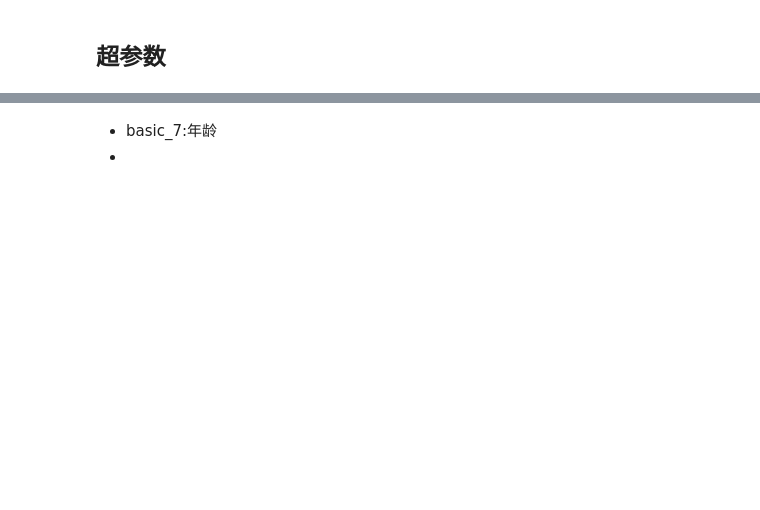
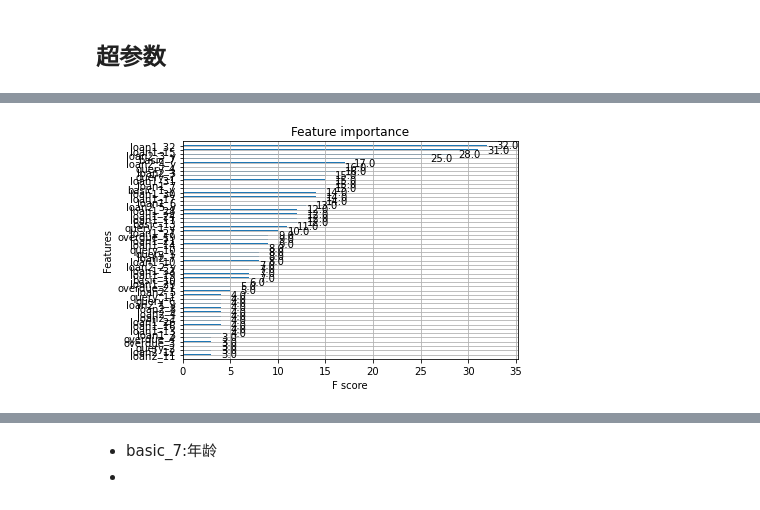
Before and after one commit to tassadar667/Take-down-SHUMO, a Jupyter notebook: 数据处理.ipynb, the cells around one changed output, grey strips where cells are left out. Saved outputs shown, nothing was run; the diff lists cells and outputs as text; code cells hidden in the pictures; blank space fills up the shorter version.

```diff
--- a/数据处理.ipynb
+++ b/数据处理.ipynb
@@ -29,3 +25,0 @@ test_data['is_judicial'] = [0 if pd.isna(
-# %%
-train_data['nan_num'] = (train_data == 0).astype(int).sum(axis=1)
-test_data['nan_num'] = (test_data == 0).astype(int).sum(axis=1)
@@ -133,3 +35,0 @@ df_test = delnan(test_data)
-# %%
-df_train.replace(-99, -1, inplace=True)
-df_test.replace(-99, -1, inplace=True)
@@ -294,0 +131,10 @@ x_col = basic_col+['is_judicial']+loan_col+['date_3_count']+query_col
+# %%
+""" from sklearn import model_selection
+
+
+X = df_train[x_col]
+Y = df_train["label"]
+seed = 666
+test_size = 0.1
+X_train, X_test, y_train, y_test = model_selection.train_test_split(
+    X, Y, test_size=test_size, random_state=seed) """
@@ -297,18 +147,17 @@ x_col = basic_col+['is_judicial']+loan_col+['date_3_count']+query_col
 # %%
 N = 1000
 num_round = 100
-local_test_size = 3000
+local_test_size=3000
 
-max_depth = [3, 4, 5, 6, 7, 8]
-eta = [0.1, 0.06]
-colsample_bytree = [0.8, 0.7, 0.6]
-scale_pos_weight = [1, 3, 6, 10, 20, 30]
-test_size = [0.3, 0.2, 0.4, 0.5, 0.6, 0.7]
-subsample = [0.8, 0.7, 0.6, 0.5, 0.4]
-par_lambda = [1, 1.5, 2, 3]
-alpha = [0, 0.2, 0.4, 0.6, 0.8]
-min_child_weight = [1, 2, 3, 4, 5]
-gamma = [0,0.1,0.2,0.3,0.4,0.5]
+max_depth = [3, 4, 5,6,7,8]
+eta = [0.1,0.06]
+colsample_bytree = [0.8,0.7, 0.6,0.5]
+scale_pos_weight = [1, 3, 6, 10,20, 30]
+test_size=[0.3,0.5,0.7]
+subsample=[0.7,0.6,0.5,0.4]
+par_lambda=[1,1.5,2,3]
+alpha=[0,0.2,0.4,0.6,0.8]
+min_child_weight=[1,2,3,4,5,6,10]
 # %% [markdown]
 ### train划分为
 * 本地测试集（固定）d_localtest
@@ -458,5 +296,7 @@ info_df.to_csv("info.csv", encoding="utf-8", index=False)
 # %%
-# pic = xgb.plot_importance(best_bst, max_num_features=50)
-# temp = pic.get_ymajorticklabels()
-# important_x = [str(i).split("\'")[1] for i in temp]
-# important_x.reverse()
+pic=xgb.plot_importance(best_bst,max_num_features=50)
+temp=pic.get_ymajorticklabels()
+important_x=[str(i).split("\'")[1] for i in temp]
+important_x.reverse()
+# %% [output]
+[figure, added]
```
Also changed, not shown: parts of 36 cells of this notebook.
